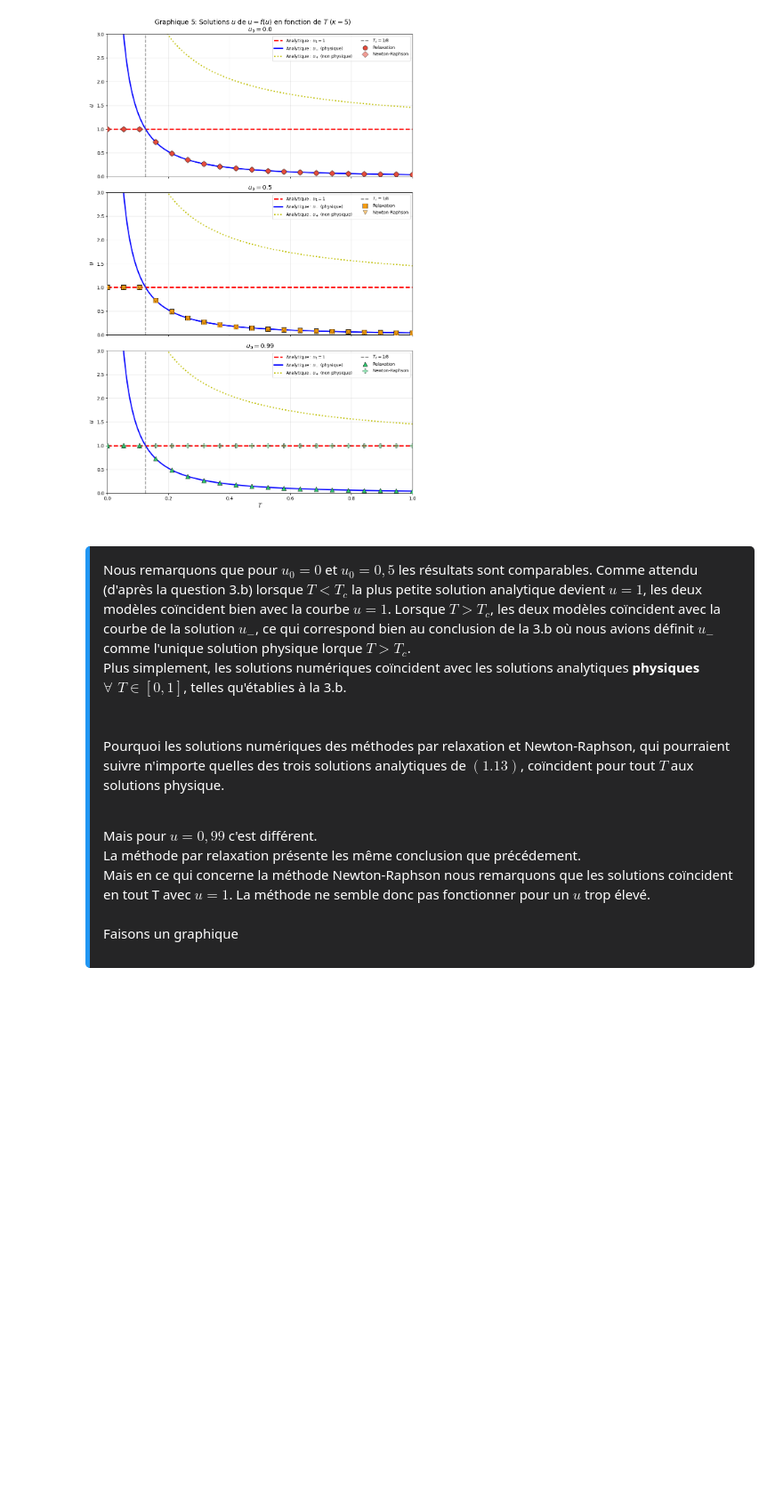
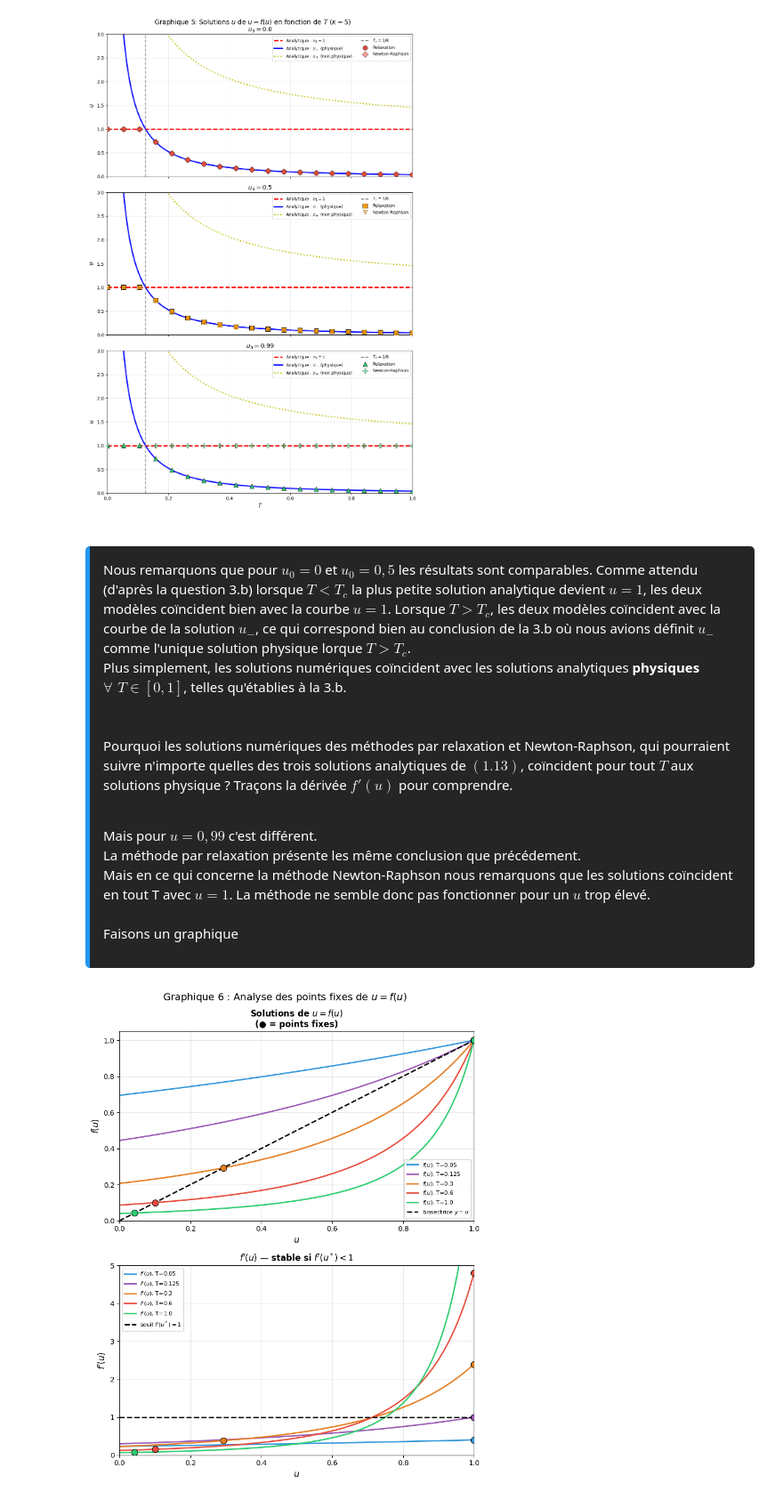
Before and after one commit to PhD-Brown/PHY-3500, a Jupyter notebook: TP_3/draft_Justine.ipynb, the cells around one changed output. Shown at 89% size. Saved outputs shown, nothing was run; the diff lists cells and outputs as text; code cells hidden in the pictures; blank space fills up the shorter version.

```diff
--- a/TP_3/draft_Justine.ipynb
+++ b/TP_3/draft_Justine.ipynb
@@ -2393,7 +2393,8 @@ Comme attendu (d'après la question 3.b) lorsque $T<T_c$ la plus petite solution
 Plus simplement, les solutions numériques coïncident avec les solutions analytiques **physiques** $\forall \,\, T \in [0,1]$, telles qu'établies à la 3.b.
 \
 \
-Pourquoi les solutions numériques des méthodes par relaxation et Newton-Raphson, qui pourraient suivre n'importe quelles des trois solutions analytiques de $(1.13)$, coïncident pour tout $T$ aux solutions physique.
+Pourquoi les solutions numériques des méthodes par relaxation et Newton-Raphson, qui pourraient suivre n'importe quelles des trois solutions analytiques de $(1.13)$, coïncident pour tout $T$ aux solutions physique ?
+Traçons la dérivée $f'(u)$ pour comprendre.
 
 \
 Mais pour $u=0,99$ c'est différent.\
@@ -2405,6 +2406,58 @@ Faisons un graphique
 
 
 </div>
+# %%
+# === Graphique : u=f(u) et f'(u) ===
+fig, axes = plt.subplots(2, 1, figsize=(8, 10))
+
+u_arr    = np.linspace(0, 1, 500)
+T_show   = [0.05, 0.125, 0.3, 0.6, 1.0]
+colors_T = ['#3498DB', '#9B59B6', '#E67E22', '#E74C3C', '#2ECC71']
+
+def f_prime(u, T):      #dérivée f'(u)
+    A = T * (kappa - 1)
+    return 2*A / (1 + A*(1-u))**3
+
+#---Haut : u = f(u)---
+for T, col in zip(T_show, colors_T):
+    axes[0].plot(u_arr, [f(u, T) for u in u_arr], color=col, lw=2, label=f'$f(u)$, T={T}')
+    u_moins = (1 + 2*T - 2*np.sqrt(T*(T+1))) / (4*T)
+    for pt in [1.0, u_moins]:
+        if 0 <= pt <= 1:
+            axes[0].scatter([pt], [pt], color=col, s=80, zorder=5, edgecolors='k', lw=0.8)
+
+axes[0].plot(u_arr, u_arr, 'k--', lw=2, label='bissectrice $y = u$')
+axes[0].set_xlabel('$u$', fontsize=12)
+axes[0].set_ylabel('$f(u)$', fontsize=12)
+axes[0].set_title("Solutions de $u = f(u)$\n(● = points fixes)", fontsize=12,)
+axes[0].set_xlim(0, 1)
+axes[0].set_ylim(0, 1.05)
+axes[0].legend(fontsize=8)
+axes[0].grid(True, alpha=0.3)
+
+#---Bas : f'(u)---
+for T, col in zip(T_show, colors_T):
+    axes[1].plot(u_arr, [f_prime(u, T) for u in u_arr], color=col, lw=2, label=f"$f'(u)$, T={T}")
+    u_moins = (1 + 2*T - 2*np.sqrt(T*(T+1))) / (4*T)
+    for pt in [1.0, u_moins]:
+        if 0 <= pt <= 1:
+            axes[1].scatter([pt], [f_prime(pt, T)], color=col, s=80,
+                            zorder=5, edgecolors='k', lw=0.8)
+
+axes[1].axhline(1, color='k', ls='--', lw=2, label="seuil $f'(u^*) = 1$")
+axes[1].set_xlabel('$u$', fontsize=12)
+axes[1].set_ylabel("$f'(u)$", fontsize=12)
+axes[1].set_title("$f'(u)$ (stable si $f'(u^*) < 1$)", fontsize=12)
+axes[1].set_xlim(0, 1)
+axes[1].set_ylim(0, 5)
+axes[1].legend(fontsize=8)
+axes[1].grid(True, alpha=0.3)
+
+fig.suptitle("Graphique 6 : Analyse des points fixes de $u = f(u)$", fontsize=14,)
+plt.tight_layout()
+plt.show()
+# %% [output]
+[figure, added]
 # %% [markdown]
 <div style="
     background: linear-gradient(135deg, #0f0c29 0%, #302b63 50%, #24243e 100%);
```
